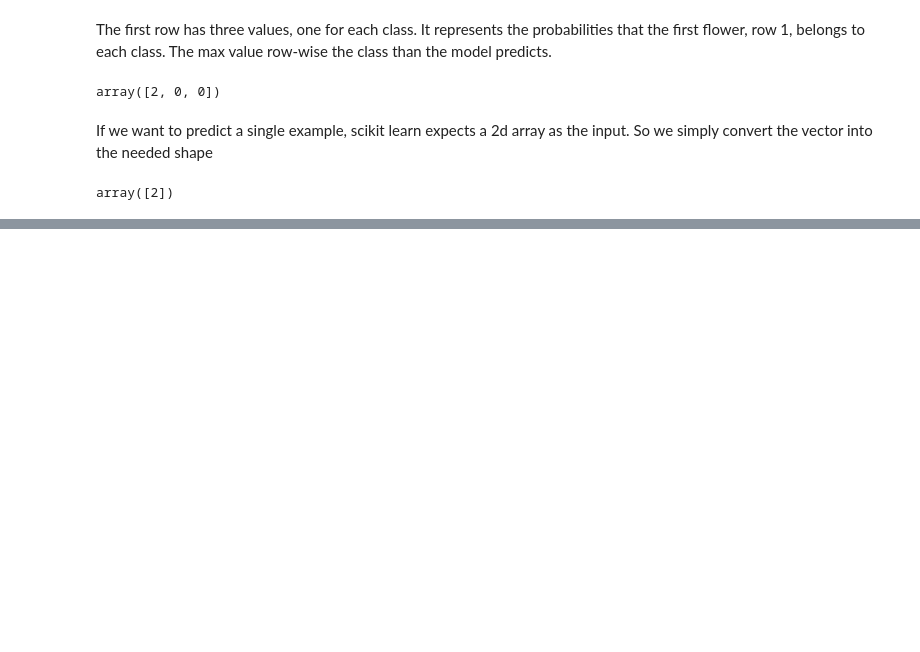
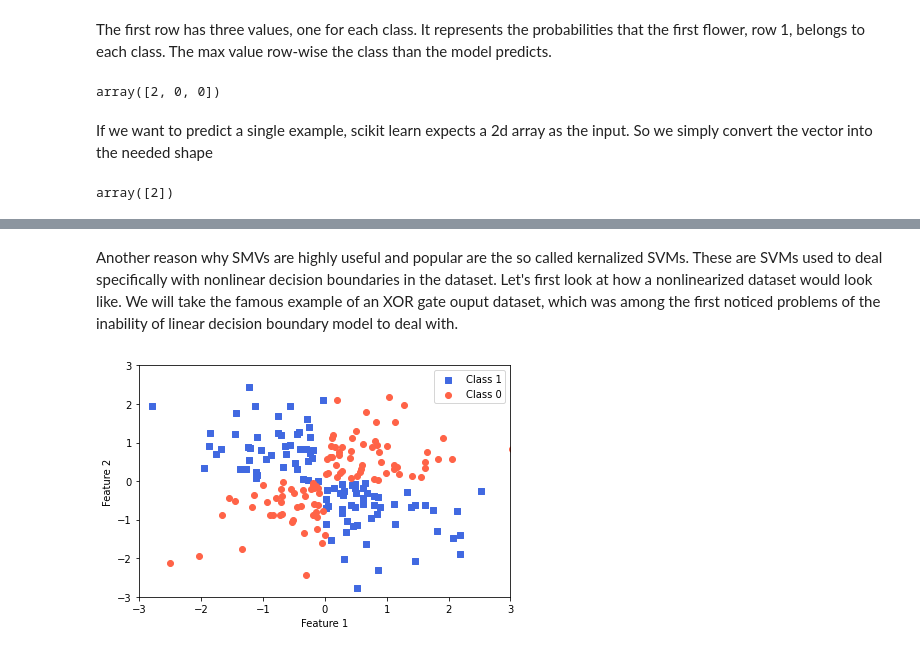
Before and after one commit to Voland24/MachineLearning-with-PyTorch-and-scikit-learn, a Jupyter notebook: Chapter_2_ML_Classifiers.ipynb, the cells around one changed output, grey strips where cells are left out. Drawn from its saved outputs; the diff is of its cells as text; code cells hidden in the pictures; blank space fills up the shorter version.

```diff
--- a/Chapter_2_ML_Classifiers.ipynb
+++ b/Chapter_2_ML_Classifiers.ipynb
@@ -356,0 +446,22 @@ array([2])
+# %% [markdown]
+Another reason why SMVs are highly useful and popular are the so called kernalized SVMs. These are SVMs used to deal specifically with nonlinear decision boundaries in the dataset.
+Let's first look at how a nonlinearized dataset would look like.
+We will take the famous example of an XOR gate ouput dataset, which was among the first noticed problems of the inability of linear decision boundary model to deal with.
+# %%
+import matplotlib.pyplot as plt
+import numpy as np
+np.random.seed(1)
+X_xor = np.random.randn(200,2)
+y_xor = np.logical_xor(X_xor[:,0] > 0, X_xor[:,1] > 0) #100 examples of class 1, 100 examples of class -1
+y_xor = np.where(y_xor, 1, 0)
+plt.scatter(X_xor[y_xor == 1,0], X_xor[y_xor == 1, 1], c = 'royalblue', marker = 's', label = 'Class 1')
+plt.scatter(X_xor[y_xor == 0,0], X_xor[y_xor == 0, 1], c = 'tomato', marker = 'o', label = 'Class 0')
+plt.xlim([-3,3])
+plt.ylim([-3,3])
+plt.xlabel('Feature 1')
+plt.ylabel('Feature 2')
+plt.legend(loc = 'best')
+plt.tight_layout()
+plt.show()
+# %% [output]
+[figure, added]
```
Also changed, not shown: parts of 27 cells of this notebook.
